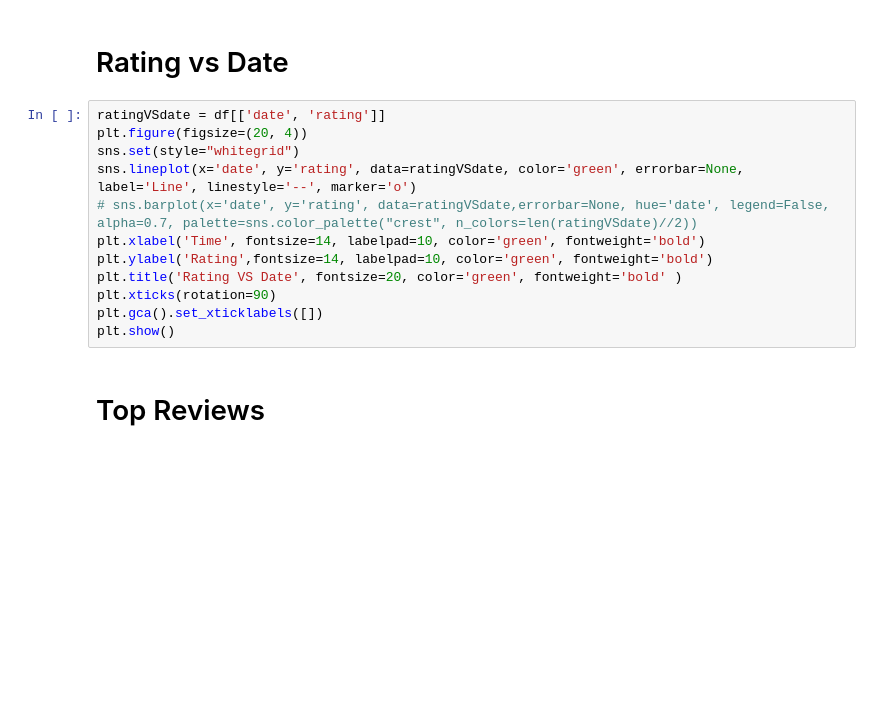
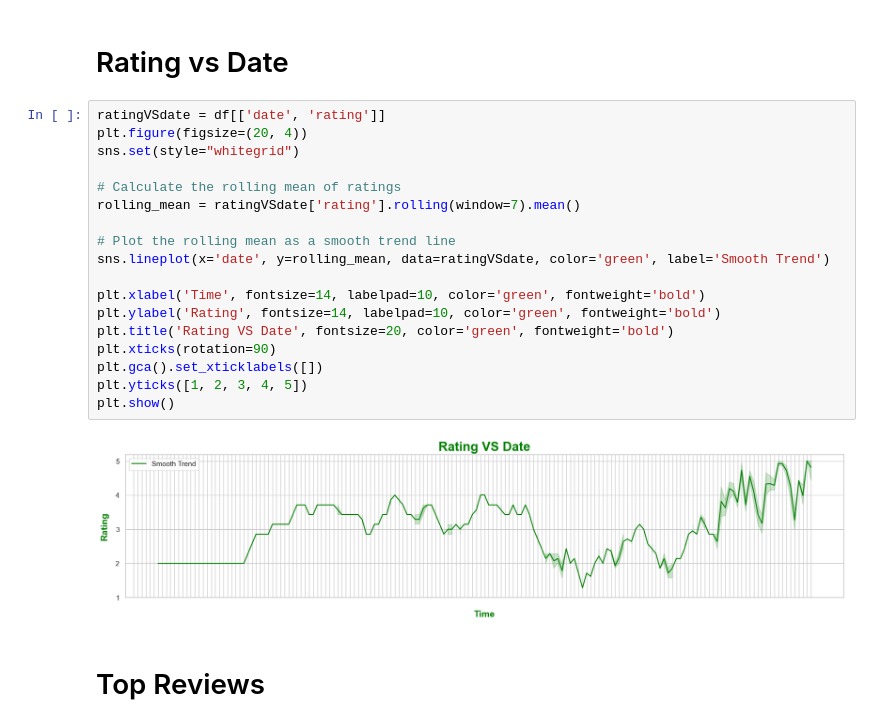
Before and after one commit to ethan-x11/Review-Reflector, a Jupyter notebook: analysis.ipynb, the cells around one changed output. Cells and saved outputs as stored; diff of their text form; blank space fills up the shorter version.

Commit message:
visualization changes

```diff
--- a/analysis.ipynb
+++ b/analysis.ipynb
@@ -56,15 +62,23 @@ plt.savefig('analysis.png')
 # %%
 ratingVSdate = df[['date', 'rating']]
 plt.figure(figsize=(20, 4))
 sns.set(style="whitegrid")
-sns.lineplot(x='date', y='rating', data=ratingVSdate, color='green', errorbar=None, label='Line', linestyle='--', marker='o')
-# sns.barplot(x='date', y='rating', data=ratingVSdate,errorbar=None, hue='date', legend=False, alpha=0.7, palette=sns.color_palette("crest", n_colors=len(ratingVSdate)//2))
+
+# Calculate the rolling mean of ratings
+rolling_mean = ratingVSdate['rating'].rolling(window=7).mean()
+
+# Plot the rolling mean as a smooth trend line
+sns.lineplot(x='date', y=rolling_mean, data=ratingVSdate, color='green', label='Smooth Trend')
+
 plt.xlabel('Time', fontsize=14, labelpad=10, color='green', fontweight='bold')
-plt.ylabel('Rating',fontsize=14, labelpad=10, color='green', fontweight='bold')
-plt.title('Rating VS Date', fontsize=20, color='green', fontweight='bold' )
+plt.ylabel('Rating', fontsize=14, labelpad=10, color='green', fontweight='bold')
+plt.title('Rating VS Date', fontsize=20, color='green', fontweight='bold')
 plt.xticks(rotation=90)
 plt.gca().set_xticklabels([])
+plt.yticks([1, 2, 3, 4, 5])
 plt.show()
+# %% [output]
+[figure, added]
 # %% [markdown]
 # Top Reviews
 # %%
```
Also changed, not shown: parts of 9 cells of this notebook, 5 other files.
